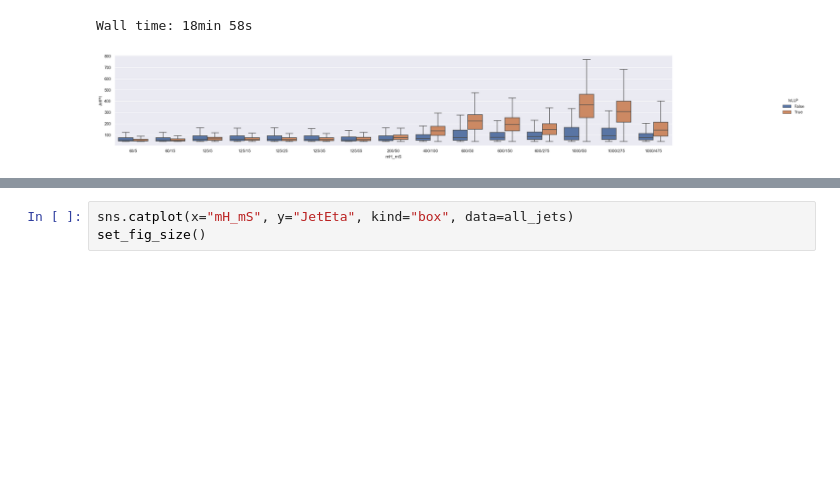
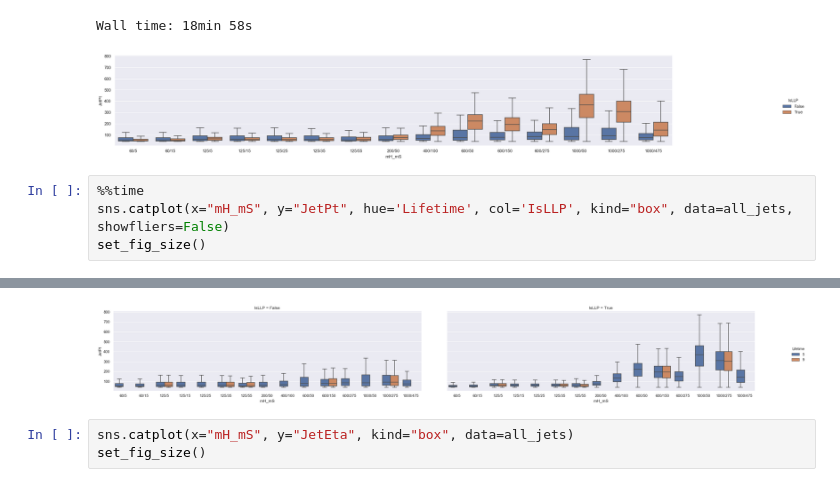
Before and after one commit to gordonwatts/calratio-perjet-training, a Jupyter notebook: notebooks/Input Variable Plots.ipynb, the cells around one changed output, grey strips where cells are left out. Drawn from its saved outputs; the diff is of its cells as text; blank space fills up the shorter version.

Commit message:
Lifetime vs jet pT
Shows that the lifetime and the jet PT in the samples basically does not interact.

```diff
--- a/notebooks/Input Variable Plots.ipynb
+++ b/notebooks/Input Variable Plots.ipynb
@@ -153,3 +153,8 @@ set_fig_size()
 # %% [output]
 Wall time: 18min 58s
 [figure]
+# %%
+%%time
+sns.catplot(x="mH_mS", y="JetPt", hue='Lifetime', col='IsLLP', kind="box", data=all_jets, showfliers=False)
+set_fig_size()
+# %% [output]
@@ -156,3 +162,4 @@ Wall time: 18min 58s
+[figure, added]
 # %%
 sns.catplot(x="mH_mS", y="JetEta", kind="box", data=all_jets)
 set_fig_size()
```
Also changed, not shown: parts of 1 cell of this notebook.
